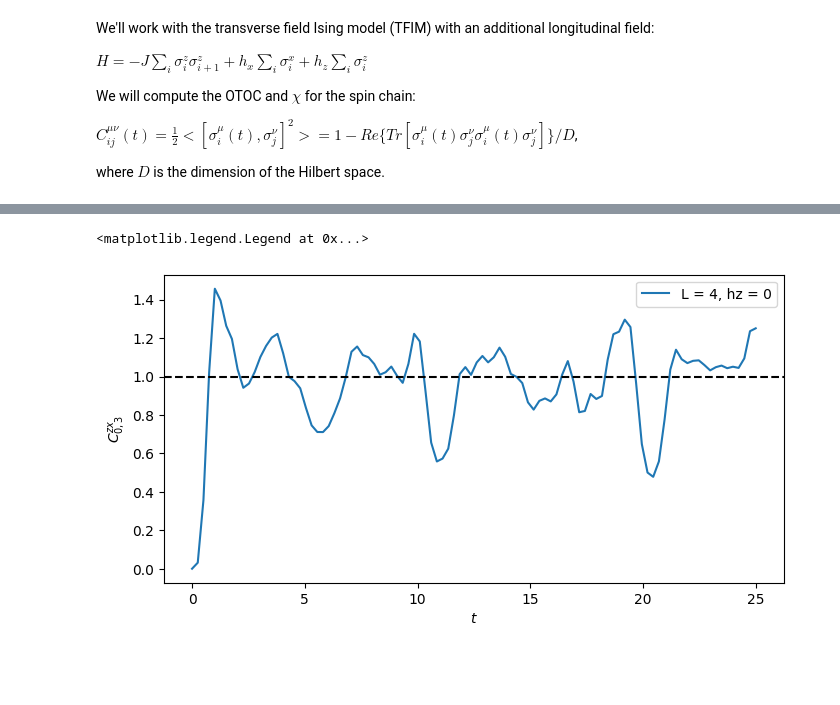
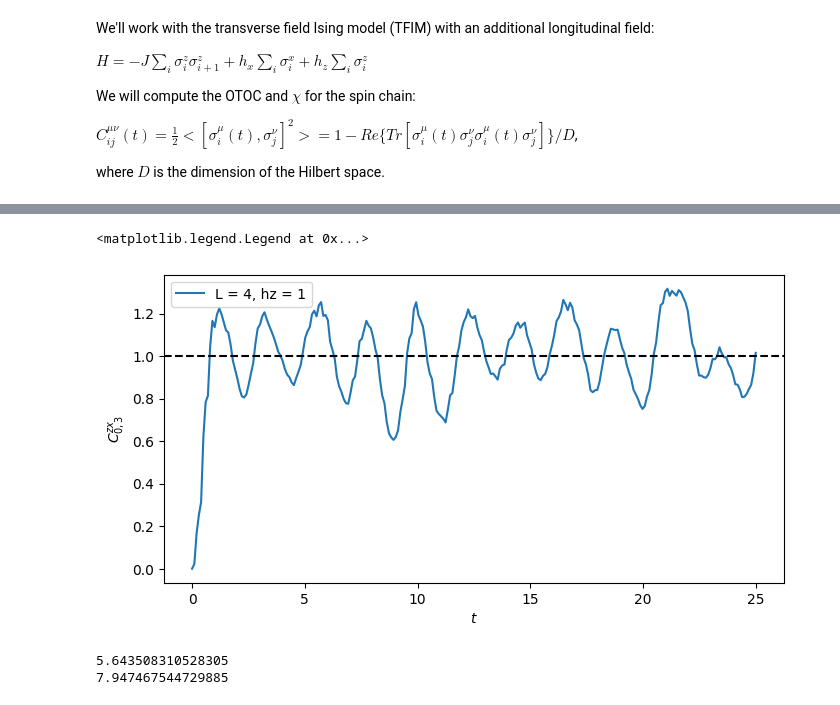
Before and after one commit to Kenji-Maeda/chaos, a Jupyter notebook: short spin chain.ipynb, the cells around one changed output, grey strips where cells are left out. Cells and saved outputs as stored; diff of their text form; code cells hidden in the pictures; blank space fills up the shorter version.

```diff
--- a/short spin chain.ipynb
+++ b/short spin chain.ipynb
@@ -137,31 +154,28 @@ def get_χ(otoc_list, tlist, te):
 # %%
 L = 4
-Nt = 100
+Nt = 250
 t_end = 25
-J=1
+J=5
 hx = 1
-hz = 0
+hz = 1
+mu = 3
+nu = 1
+site_1 = 0
+site_2 = 3
 c_test = np.zeros(Nt)
 tlist = np.linspace(0,t_end,Nt)
 for i, t in enumerate(tlist):
-    c_test[i] = otoc_t(L,J,hz,hx,t,3,1,0,3)
+    c_test[i] = otoc_t(L,J,hz,hx,t,mu,nu,site_1,site_2)
+
+Dt = 20
+otoc_norm, std2 = get_std(c_test, tlist, Dt)
+
+plt.figure(figsize=(8,4))
+plt.plot(tlist,otoc_norm, label = f'L = {L}, hz = {hz}')
+plt.axhline(y=1, color='black', linestyle='--')
+plt.xlabel('$t$')
+plt.ylabel('$C^{zx}_{0,3} $')
+plt.legend()
+# %% [output]
+<matplotlib.legend.Legend at 0x...>
+[figure, added]
-# %%
-te = 20
-otoc_t, std = get_χ(c_test, tlist, te)
-
-
-plt.figure(figsize=(8,4))
-plt.plot(tlist,otoc_t, label = f'L = {L}, hz = {hz}')
-plt.axhline(y=1, color='black', linestyle='--')
-plt.xlabel('$t$')
-plt.ylabel('$C^{zx}_{0,3} $')
-plt.legend()
-# te = 20
-# ts = np.argmax(c_test[:50])
-# time_window = c_test[ts:int(te/(tlist[1]-tlist[0]))]
-# otoc_norm = c_test/np.mean(time_window)
-# std = np.sqrt(np.mean((time_window/np.mean(time_window))**2)-1)
-# print(std)
-# %% [output]
-<matplotlib.legend.Legend at 0x...>
-[figure, removed]
@@ -194,0 +182,6 @@ plt.legend()
+# %%
+print(1/std1)
+print(1/std2)
+# %% [output]
+5.643508310528305
+7.947467544729885
```
Also changed, not shown: parts of 10 cells of this notebook.
